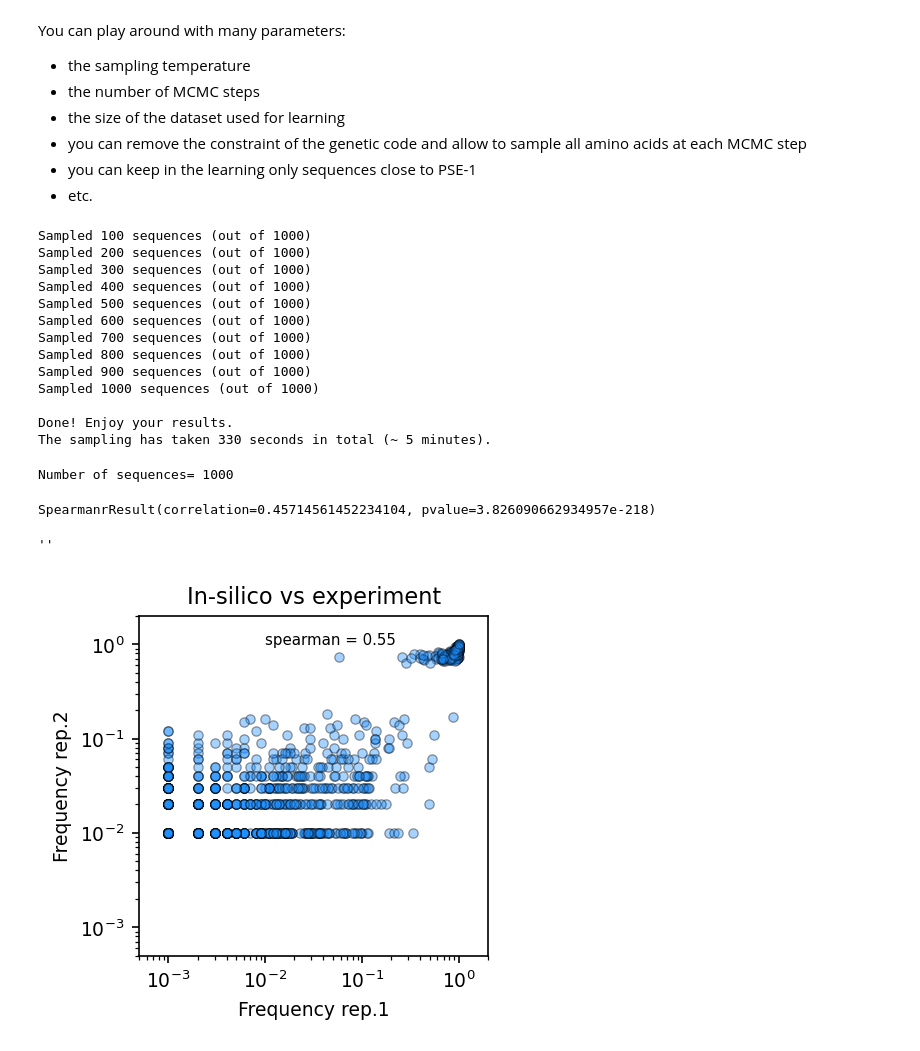
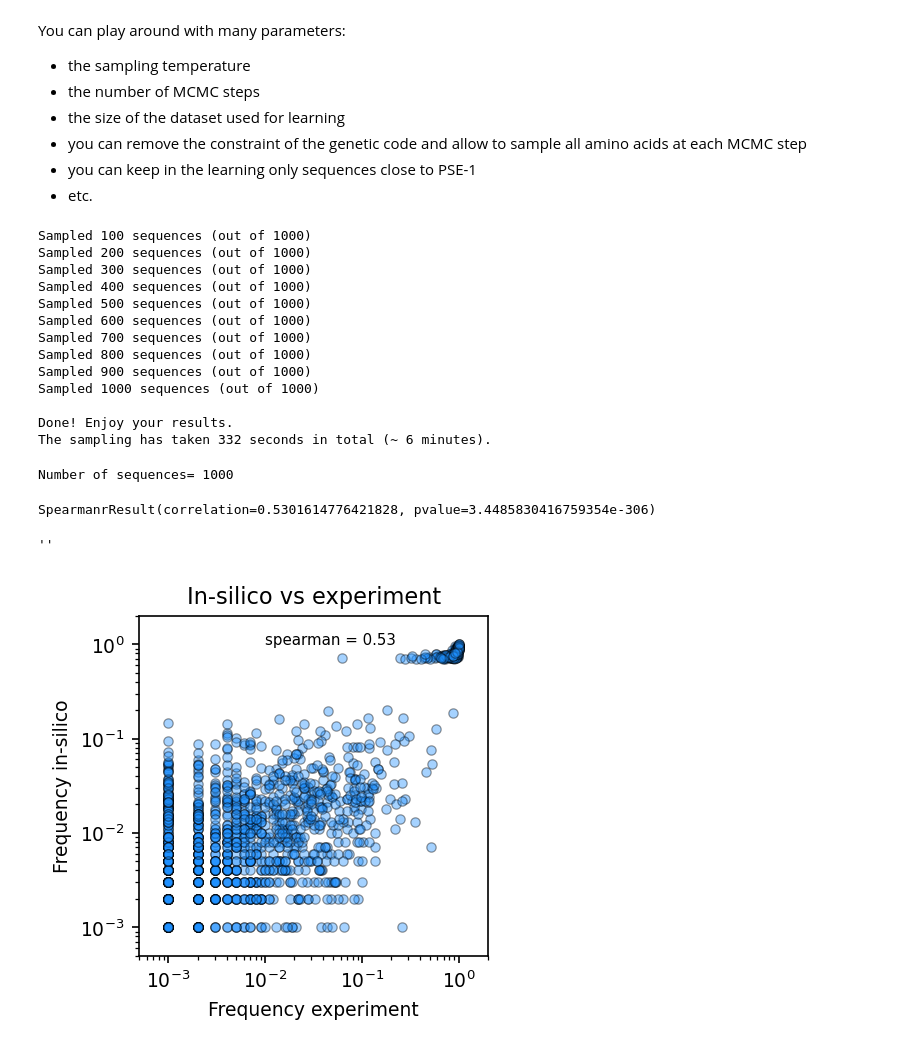
Before and after one commit to matteobisardi/ALGOSB_2021_tutorial, a Jupyter notebook: src/plmDCA_and_evolution.ipynb, the cells around one changed output. Saved outputs shown, nothing was run; the diff lists cells and outputs as text; code cells hidden in the pictures.

```diff
--- a/src/plmDCA_and_evolution.ipynb
+++ b/src/plmDCA_and_evolution.ipynb
@@ -1242,6 +1244,7 @@ Temp_no_DNA = 1.15 #@param {type : "number"}
 
 MSA_silico_no_DNA = np.zeros((M_silico_no_DNA, L), dtype = int)
 start_t = time.time()
+print("Sampling started! \n")
 for i in range(M_silico_no_DNA):
 
     MSA_silico_no_DNA[i, :] = evol_seq_no_DNA(seq, MC_steps_no_DNA, h, J, L, T = Temp_no_DNA)
@@ -1265,7 +1268,7 @@ Sampled 900 sequences (out of 1000)
 Sampled 1000 sequences (out of 1000)
 
 Done! Enjoy your results.
-The sampling has taken 330 seconds in total (~ 5 minutes).
+The sampling has taken 332 seconds in total (~ 6 minutes).
 # %%
 # compute correlation between in-silico subsampled sequences
 print(f'Number of sequences= {M_silico_no_DNA}')
@@ -1278,34 +1281,34 @@ ran = choice(range(MSA_exp.shape[0]), M_silico_no_DNA)
 fi_exp = mut_profile(MSA_exp[ran, :])
 
 # spearman
-sc.spearmanr(fi_exp.flatten(),fi_silico.flatten())
+sc.spearmanr(fi_exp.flatten(),fi_silico_no_DNA.flatten())
 # %% [output]
 Number of sequences= 1000
-SpearmanrResult(correlation=0.45714561452234104, pvalue=3.826090662934957e-218)
+SpearmanrResult(correlation=0.5301614776421828, pvalue=3.4485830416759354e-306)
 # %%
 #@title Scatter in-silico vs experiment
 # scatterplot experiment vs silico
 xsize = 3
 ysize = 3
 fig = plt.figure(figsize = (xsize, ysize), dpi = 150)
 
-pp = plt.scatter(fi_exp.flatten(), fi_silico.flatten(), alpha = 0.4, linewidth = 0.6,
+pp = plt.scatter(fi_exp.flatten(), fi_silico_no_DNA.flatten(), alpha = 0.4, linewidth = 0.6,
       edgecolor = "black", color = "dodgerblue", s = 20)
 multip = 3
 
 # spearman
 sp = sc.spearmanr(fi_exp.flatten(),fi_silico_no_DNA.flatten())[0]
 
 plt.tick_params(labelsize = multip*xsize)
 plt.yscale("log")
 plt.xscale("log")
-plt.xlim( (1/(2*M_silico), 2))
-plt.ylim( (1/(2*M_silico), 2))
+plt.xlim( (1/(2*M_silico_no_DNA), 2))
+plt.ylim( (1/(2*M_silico_no_DNA), 2))
 plt.title("In-silico vs experiment", fontsize = 1.2*multip*xsize)
-plt.xlabel("Frequency rep.1", fontsize = multip*xsize)
-plt.ylabel("Frequency rep.2", fontsize = multip*xsize)
+plt.xlabel("Frequency experiment", fontsize = multip*xsize)
+plt.ylabel("Frequency in-silico", fontsize = multip*xsize)
 plt.text(0.01, 1, f"spearman = {round(sp, 2)}", fontsize = 0.8*multip*xsize)
 ;
 # %% [output]
 ''
-[figure, old version]
+[figure, new version]
```
Also changed, not shown: parts of 4 cells of this notebook.
